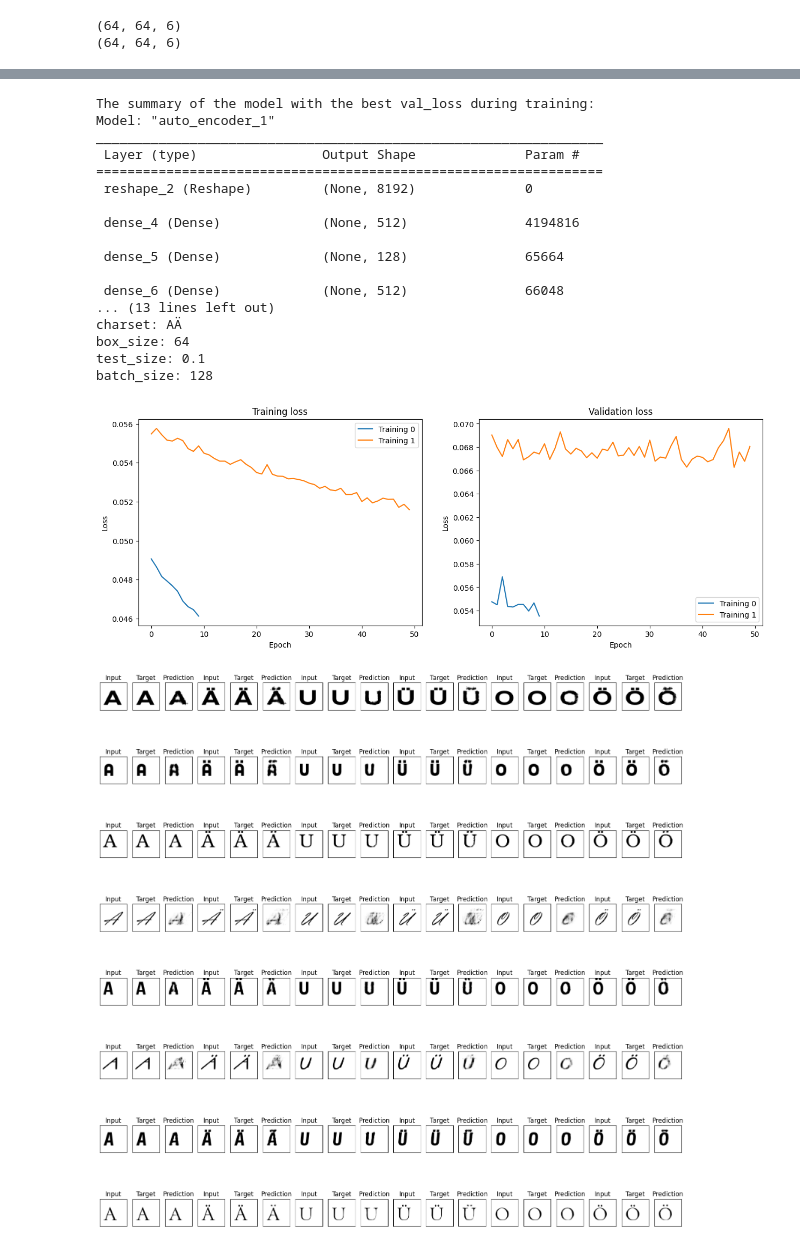
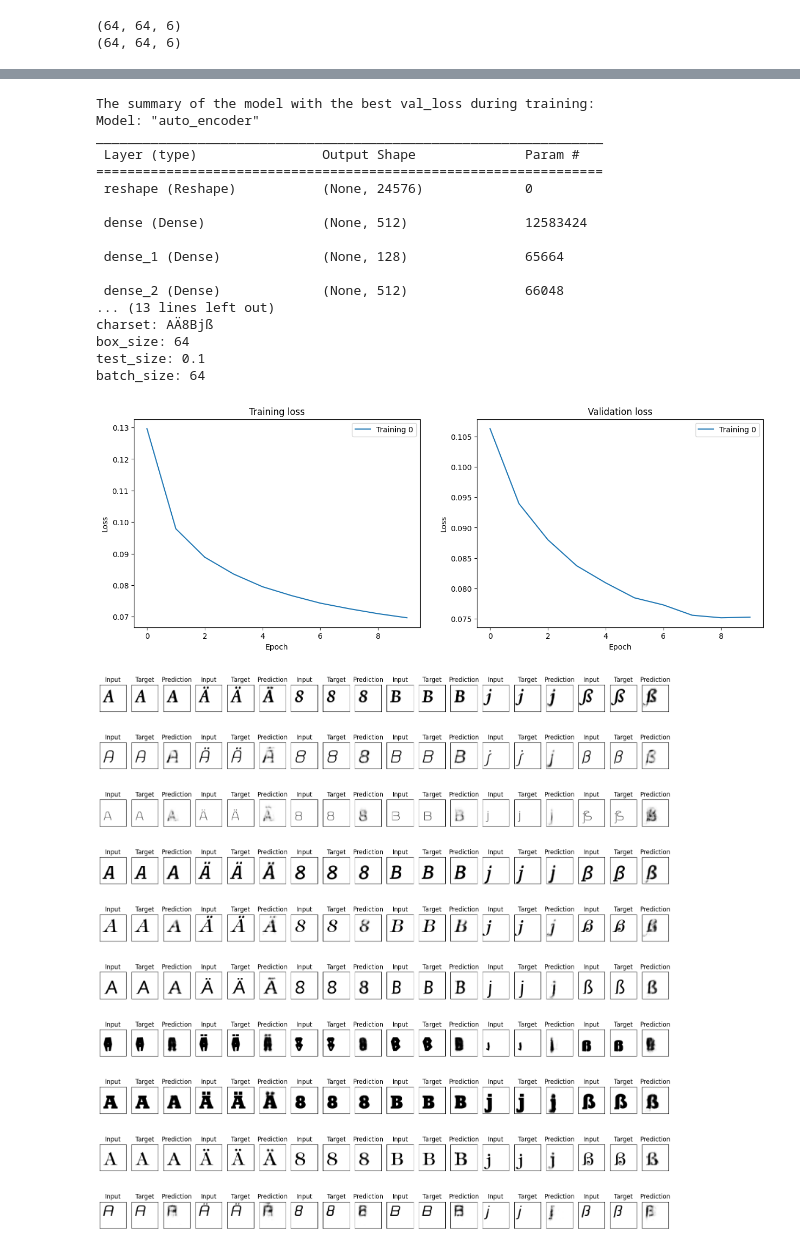
Before and after one commit to Johannes-Schall/AI_Font_Generator, a Jupyter notebook: notebooks/first_model_just_with_AÄ.ipynb, the cells around one changed output, grey strips where cells are left out. Cells and saved outputs as stored; diff of their text form; code cells hidden in the pictures.

```diff
--- a/notebooks/first_model_just_with_AÄ.ipynb
+++ b/notebooks/first_model_just_with_AÄ.ipynb
@@ -55,4 +68,4 @@ num_samples
 # %%
 num_test_samples = int(num_samples * test_size)
-dataset_train = Dataset.from_tensor_slices(datarenderer.render_fonts(font_file_paths[:-num_test_samples], size=box_size, chars=charset, normalize=True))
-dataset_test = Dataset.from_tensor_slices(datarenderer.render_fonts(font_file_paths[-num_test_samples:], size=box_size, chars=charset, normalize=True))
+dataset_train = Dataset.from_tensor_slices(datarenderer.render_fonts(font_file_paths[:-num_test_samples], size=box_size, chars=charset, normalize=True).astype(np.float32))
+dataset_test = Dataset.from_tensor_slices(datarenderer.render_fonts(font_file_paths[-num_test_samples:], size=box_size, chars=charset, normalize=True).astype(np.float32))
@@ -132,21 +149,23 @@ def render_histories(trainings_list):
 
 def analyze_trainings(trainings_list):
     metric_compare = "val_loss"
-
-    idx_best_training = np.argmin([np.min(training["history"].history[metric_compare]) for training in trainings_list])
-    # if this was also the last training
-    if idx_best_training == len(trainings_list) - 1:
-        print("###############################")
-        print("Best training was the last one!")
-        print("###############################")
-        print("Best training was the last one!")
-        print("###############################")
-        print("Best training was the last one!")
-        print("###############################")
-        # getting the index of the second best training
-        idx_compare_training = np.argmin([np.min(training["history"].history[metric_compare]) for training in trainings_list[:-1]])
+    if len(trainings_list) < 2:
+        idx_best_training = 0
     else:
-        idx_compare_training = len(trainings_list) - 1
+        idx_best_training = np.argmin([np.min(training["history"].history[metric_compare]) for training in trainings_list])
+        # if this was also the last training
+        if idx_best_training == len(trainings_list) - 1:
+            print("###############################")
+            print("Best training was the last one!")
+            print("###############################")
+            print("Best training was the last one!")
+            print("###############################")
+            print("Best training was the last one!")
+            print("###############################")
+            # getting the index of the second best training
+            idx_compare_training = np.argmin([np.min(training["history"].history[metric_compare]) for training in trainings_list[:-1]])
+        else:
+            idx_compare_training = len(trainings_list) - 1
 
     print(f"\nThe summary of the model with the best {metric_compare} during training:")
     print(trainings_list[idx_best_training]["history"].model.summary())
@@ -155,7 +174,10 @@ def analyze_trainings(trainings_list):
         if key != "history":
             print(f"{key}: {value}")
     # plotting the training and validation loss of the best training and the training to compare
-    render_histories([trainings_list[idx_best_training], trainings_list[idx_compare_training]])
+    if "idx_compare_training" in locals():
+        render_histories([trainings_list[idx_best_training], trainings_list[idx_compare_training]])
+    else:
+        render_histories([trainings_list[idx_best_training]])
 # %%
 class AutoEncoder(tf.keras.Model):
 
@@ -232,7 +254,7 @@ trainings_list.append({
     "batch_size": batch_size,
     "history": model.fit(
         dataset_train,
-        epochs=50,
+        epochs=10,
         validation_data=dataset_test
 )})
 # %% [output]
@@ -256,23 +288,23 @@ Epoch 50/50
 # %%
 analyze_trainings(trainings_list)
-render_predictions(model, dataset_test, num_examples=8, figsize=(20, 20))
+render_predictions(model, dataset_test, num_examples=10, figsize=(20, 20))
 # %% [output]
 The summary of the model with the best val_loss during training:
-Model: "auto_encoder_1"
+Model: "auto_encoder"
 _________________________________________________________________
  Layer (type)                Output Shape              Param #
 =================================================================
- reshape_2 (Reshape)         (None, 8192)              0
+ reshape (Reshape)           (None, 24576)             0
 
- dense_4 (Dense)             (None, 512)               4194816
+ dense (Dense)               (None, 512)               12583424
 
- dense_5 (Dense)             (None, 128)               65664
+ dense_1 (Dense)             (None, 128)               65664
 
- dense_6 (Dense)             (None, 512)               66048
+ dense_2 (Dense)             (None, 512)               66048
 ... (13 lines left out)
-charset: AÄ
+charset: AÄ8Bjß
 box_size: 64
 test_size: 0.1
-batch_size: 128
+batch_size: 64
-[figure, old version]
+[figure, new version]
-[figure, old version]
+[figure, new version]
```
Also changed, not shown: parts of 11 cells of this notebook.
